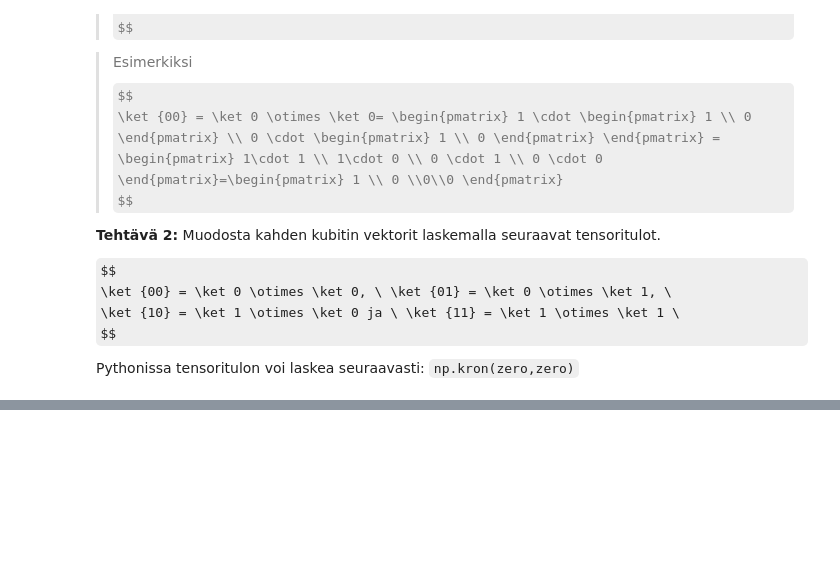
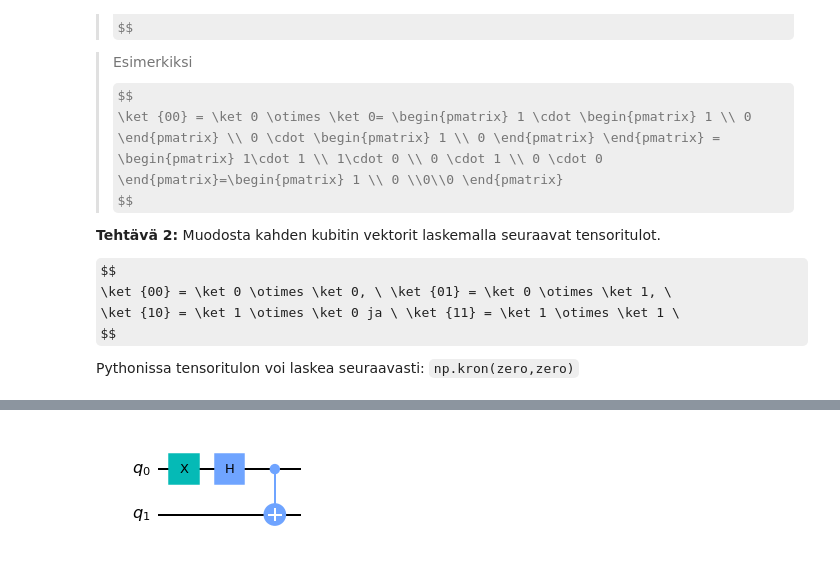
Before and after one commit to otaniemenlukio/kvanttilaskenta2024-kierros3, a Jupyter notebook: kierros3_tehtävät.ipynb, the cells around one changed output, grey strips where cells are left out. Saved outputs shown, nothing was run; the diff lists cells and outputs as text; code cells hidden in the pictures; some formulas as TeX source; blank space fills up the shorter version.

Commit message:
Tehtävät

```diff
--- a/kierros3_tehtävät.ipynb
+++ b/kierros3_tehtävät.ipynb
@@ -221,0 +217,10 @@ q11 = np.matrix([[0],[0],[1],[0]])
+# %%
+# Tehtävä 4A tähän
+# Testi
+circuit=QuantumCircuit(2)
+circuit.x(0)
+circuit.h(0)
+circuit.cx(0,1)
+circuit.draw(output='mpl')
+# %% [output]
+[figure, added]
```
Also changed, not shown: parts of 37 cells of this notebook, 1 other file.
